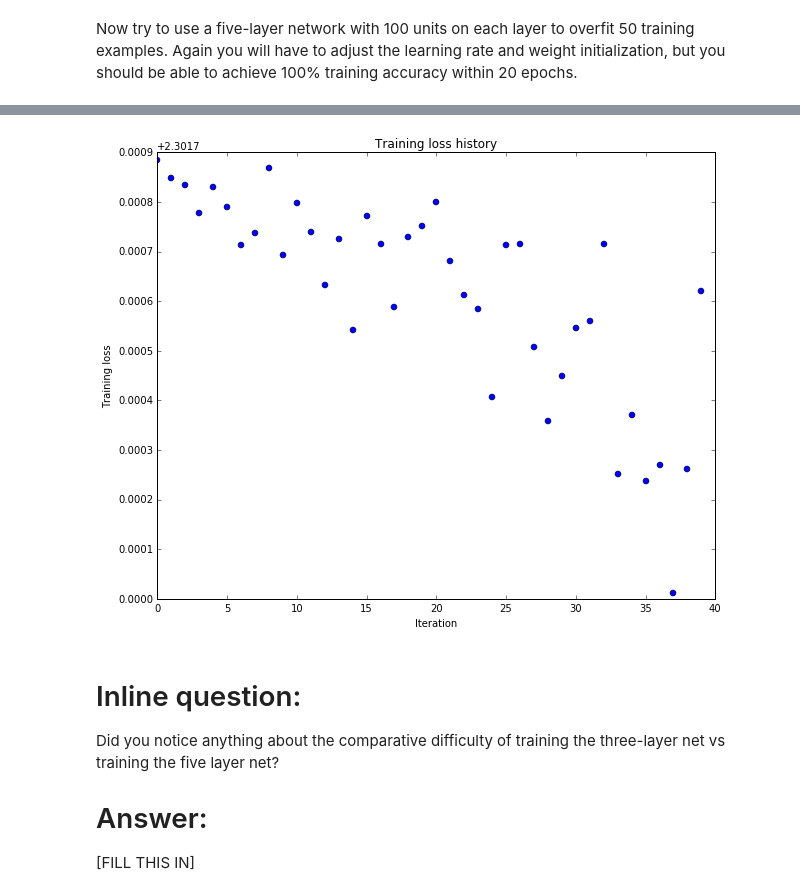
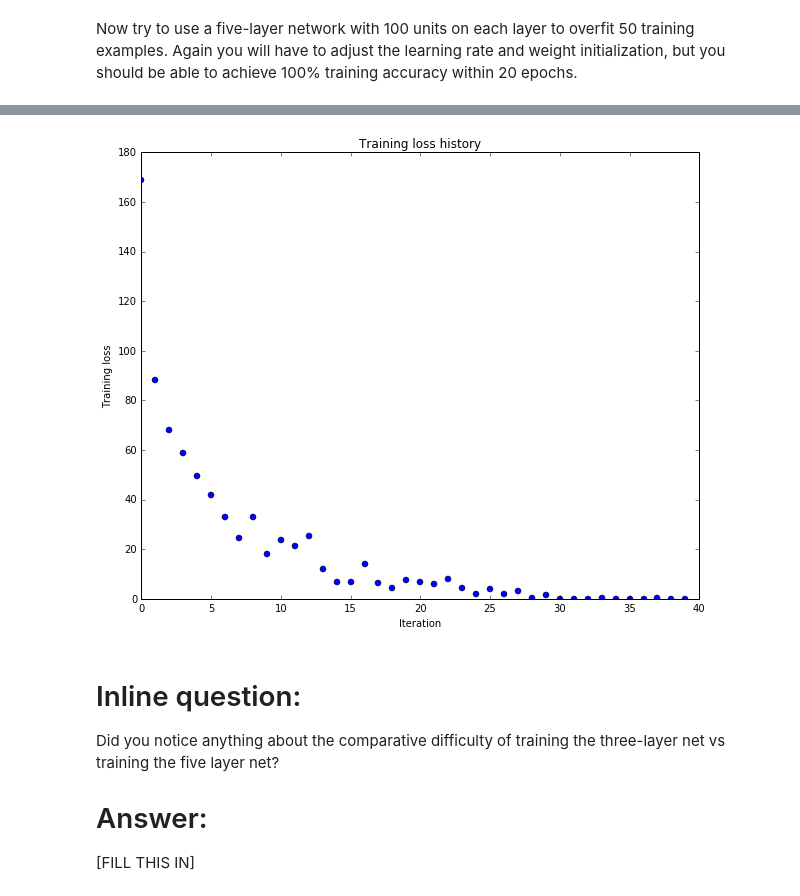
Before and after one commit to VladPrytula/ConvNeuralNets, a Jupyter notebook: assignment2/FullyConnectedNets.ipynb, the cells around one changed output, grey strips where cells are left out. Cells and saved outputs as stored; diff of their text form; code cells hidden in the pictures.

```diff
--- a/assignment2/FullyConnectedNets.ipynb
+++ b/assignment2/FullyConnectedNets.ipynb
@@ -560,7 +560,7 @@ small_data = {
 }
 
 learning_rate = 1e-4
-weight_scale = 1e-5
+weight_scale = 1e-1
 model = FullyConnectedNet([100, 100, 100, 100],
                 weight_scale=weight_scale, dtype=np.float64)
 solver = Solver(model, small_data,
@@ -598,4 +598,4 @@ plt.show()
-[figure, old version]
+[figure, new version]
 # %% [markdown]
 # Inline question:
 Did you notice anything about the comparative difficulty of training the three-layer net vs training the five layer net?
```
Also changed, not shown: parts of 6 cells of this notebook, 1 other file.
